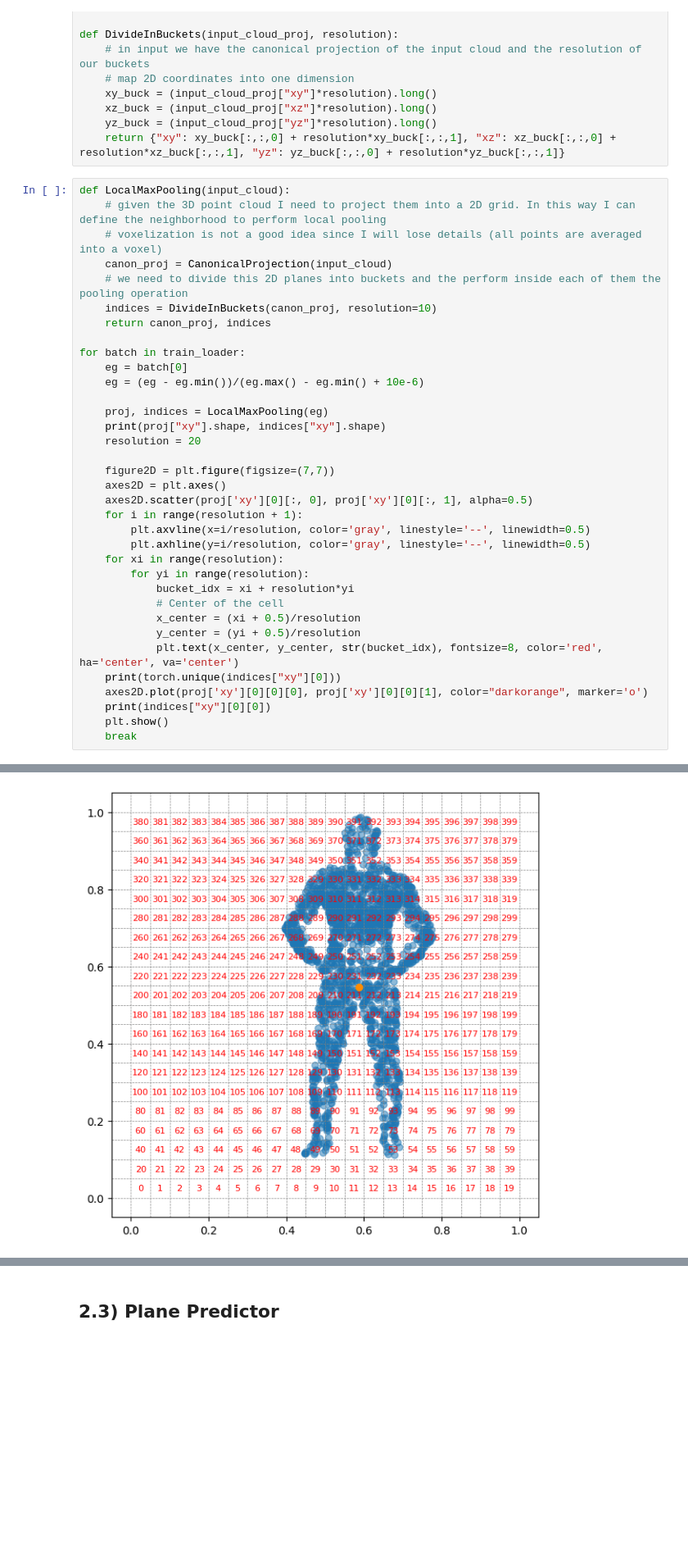
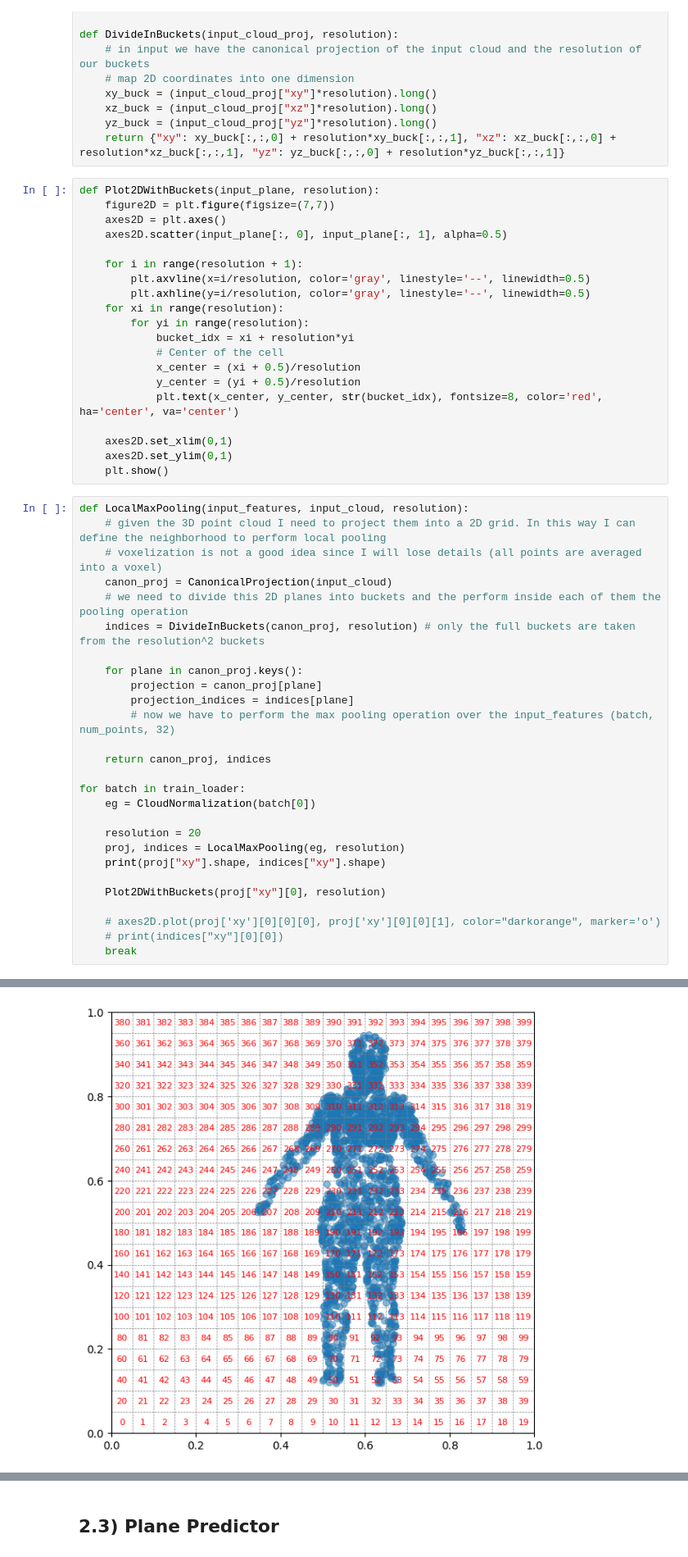
Before and after one commit to EugenioBugli/PointCloud3D, a Jupyter notebook: PointCloud3D.ipynb, the cells around one changed output, grey strips where cells are left out. Shown at 82% size. Cells and saved outputs as stored; diff of their text form; blank space fills up the shorter version.

```diff
--- a/PointCloud3D.ipynb
+++ b/PointCloud3D.ipynb
@@ -389,40 +389,52 @@ def DivideInBuckets(input_cloud_proj, resolution):
     xz_buck = (input_cloud_proj["xz"]*resolution).long()
     yz_buck = (input_cloud_proj["yz"]*resolution).long()
     return {"xy": xy_buck[:,:,0] + resolution*xy_buck[:,:,1], "xz": xz_buck[:,:,0] + resolution*xz_buck[:,:,1], "yz": yz_buck[:,:,0] + resolution*yz_buck[:,:,1]}
+# %%
+def Plot2DWithBuckets(input_plane, resolution):
+    figure2D = plt.figure(figsize=(7,7))
+    axes2D = plt.axes()
+    axes2D.scatter(input_plane[:, 0], input_plane[:, 1], alpha=0.5)
+
+    for i in range(resolution + 1):
+        plt.axvline(x=i/resolution, color='gray', linestyle='--', linewidth=0.5)
+        plt.axhline(y=i/resolution, color='gray', linestyle='--', linewidth=0.5)
+    for xi in range(resolution):
+        for yi in range(resolution):
+            bucket_idx = xi + resolution*yi
+            # Center of the cell
+            x_center = (xi + 0.5)/resolution
+            y_center = (yi + 0.5)/resolution
+            plt.text(x_center, y_center, str(bucket_idx), fontsize=8, color='red', ha='center', va='center')
+
+    axes2D.set_xlim(0,1)
+    axes2D.set_ylim(0,1)
+    plt.show()
 # %%
-def LocalMaxPooling(input_cloud):
+def LocalMaxPooling(input_features, input_cloud, resolution):
     # given the 3D point cloud I need to project them into a 2D grid. In this way I can define the neighborhood to perform local pooling
     # voxelization is not a good idea since I will lose details (all points are averaged into a voxel)
     canon_proj = CanonicalProjection(input_cloud)
     # we need to divide this 2D planes into buckets and the perform inside each of them the pooling operation
-    indices = DivideInBuckets(canon_proj, resolution=10)
+    indices = DivideInBuckets(canon_proj, resolution) # only the full buckets are taken from the resolution^2 buckets
+
+    for plane in canon_proj.keys():
+        projection = canon_proj[plane]
+        projection_indices = indices[plane]
+        # now we have to perform the max pooling operation over the input_features (batch, num_points, 32)
+
     return canon_proj, indices
 
 for batch in train_loader:
-    eg = batch[0]
-    eg = (eg - eg.min())/(eg.max() - eg.min() + 10e-6)
+    eg = CloudNormalization(batch[0])
 
-    proj, indices = LocalMaxPooling(eg)
+    resolution = 20
+    proj, indices = LocalMaxPooling(eg, resolution)
     print(proj["xy"].shape, indices["xy"].shape)
-    resolution = 20
 
-    figure2D = plt.figure(figsize=(7,7))
-    axes2D = plt.axes()
-    axes2D.scatter(proj['xy'][0][:, 0], proj['xy'][0][:, 1], alpha=0.5)
-    for i in range(resolution + 1):
-        plt.axvline(x=i/resolution, color='gray', linestyle='--', linewidth=0.5)
-        plt.axhline(y=i/resolution, color='gray', linestyle='--', linewidth=0.5)
-    for xi in range(resolution):
-        for yi in range(resolution):
-            bucket_idx = xi + resolution*yi
-            # Center of the cell
-            x_center = (xi + 0.5)/resolution
-            y_center = (yi + 0.5)/resolution
-            plt.text(x_center, y_center, str(bucket_idx), fontsize=8, color='red', ha='center', va='center')
-    print(torch.unique(indices["xy"][0]))
-    axes2D.plot(proj['xy'][0][0][0], proj['xy'][0][0][1], color="darkorange", marker='o')
-    print(indices["xy"][0][0])
-    plt.show()
+    Plot2DWithBuckets(proj["xy"][0], resolution)
+
+    # axes2D.plot(proj['xy'][0][0][0], proj['xy'][0][0][1], color="darkorange", marker='o')
+    # print(indices["xy"][0][0])
     break
 # %% [output]
 torch.Size([5, 2048, 2]) torch.Size([5, 2048])
@@ -432,4 +441,4 @@ tensor(55)
-[figure, old version]
+[figure, new version]
 # %%
 class ResNetPointNet(nn.Module):
     """
```
Also changed, not shown: parts of 1 cell of this notebook.
